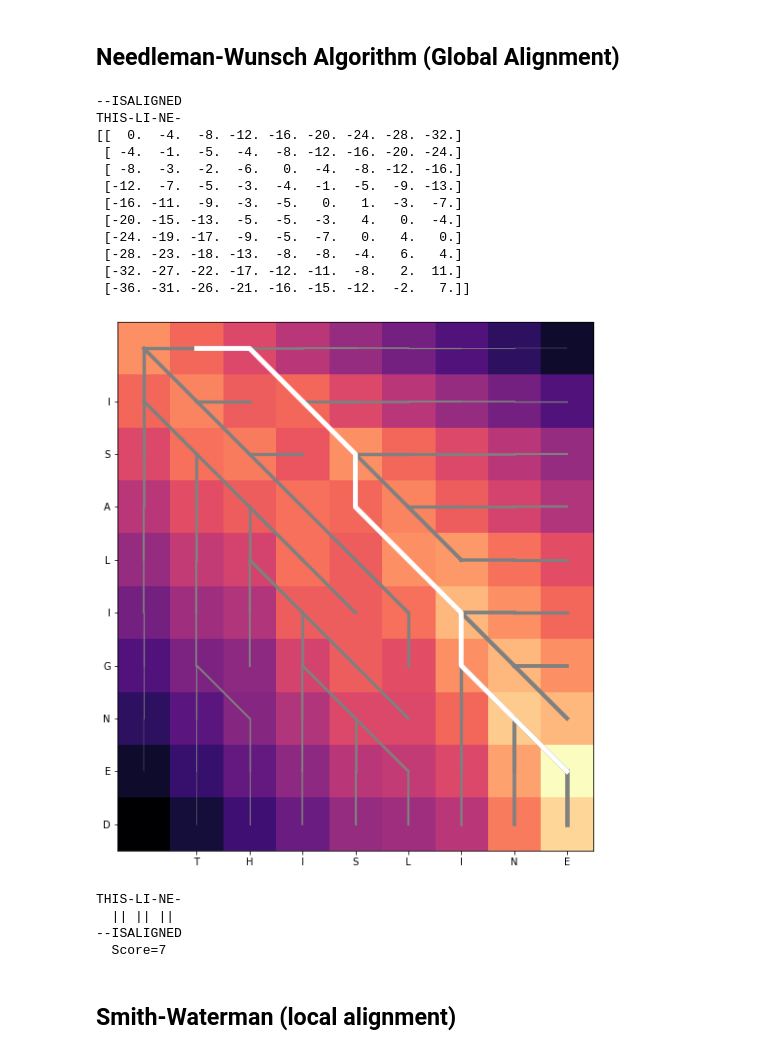
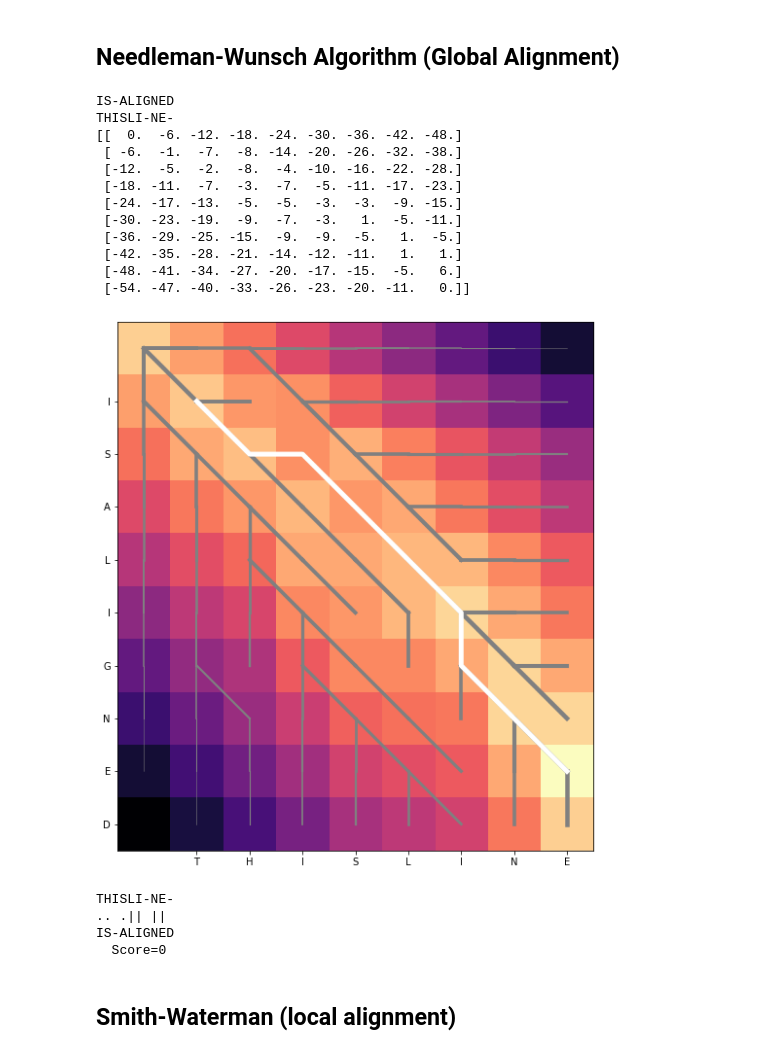
Before and after one commit to Intertangler/bioinformatics_stockholm, a Jupyter notebook: python_bioinformatics_toolbox.ipynb, the cells around one changed output. Cells and saved outputs as stored; diff of their text form; code cells hidden in the pictures.

```diff
--- a/python_bioinformatics_toolbox.ipynb
+++ b/python_bioinformatics_toolbox.ipynb
@@ -143,36 +143,35 @@ print(blosum_score)
 # %% [markdown]
 ## Needleman-Wunsch Algorithm (Global Alignment)
 # %%
-# import dynamic_programming.dynamic_programming as dp # another homemade module - download and unzip the folder and add it to your working directory
-sequence_1 = 'THISLINE' # this is an ordinary string (a piece of text), but we have been careful to use characters that are also blosum62-compatible amino acid residue codes
+sequence_1 = 'THISLINE'
 sequence_2 = 'ISALIGNED'
-viz_align = dynamic_programming.needlemanwunsch(sequence_1,sequence_2, linear_gap_penalty=-4) # this will run the vizualization of needleman wunsch, it takes as its inputs an option for outputting more data
+viz_align = dynamic_programming.needlemanwunsch(sequence_1,sequence_2, linear_gap_penalty=-6) # this will run the vizualization of needleman wunsch, it takes as its inputs an option for outputting more data
 # %% [output]
---ISALIGNED
-THIS-LI-NE-
-[[  0.  -4.  -8. -12. -16. -20. -24. -28. -32.]
- [ -4.  -1.  -5.  -4.  -8. -12. -16. -20. -24.]
- [ -8.  -3.  -2.  -6.   0.  -4.  -8. -12. -16.]
- [-12.  -7.  -5.  -3.  -4.  -1.  -5.  -9. -13.]
- [-16. -11.  -9.  -3.  -5.   0.   1.  -3.  -7.]
- [-20. -15. -13.  -5.  -5.  -3.   4.   0.  -4.]
- [-24. -19. -17.  -9.  -5.  -7.   0.   4.   0.]
- [-28. -23. -18. -13.  -8.  -8.  -4.   6.   4.]
- [-32. -27. -22. -17. -12. -11.  -8.   2.  11.]
- [-36. -31. -26. -21. -16. -15. -12.  -2.   7.]]
+IS-ALIGNED
+THISLI-NE-
+[[  0.  -6. -12. -18. -24. -30. -36. -42. -48.]
+ [ -6.  -1.  -7.  -8. -14. -20. -26. -32. -38.]
+ [-12.  -5.  -2.  -8.  -4. -10. -16. -22. -28.]
+ [-18. -11.  -7.  -3.  -7.  -5. -11. -17. -23.]
+ [-24. -17. -13.  -5.  -5.  -3.  -3.  -9. -15.]
+ [-30. -23. -19.  -9.  -7.  -3.   1.  -5. -11.]
+ [-36. -29. -25. -15.  -9.  -9.  -5.   1.  -5.]
+ [-42. -35. -28. -21. -14. -12. -11.   1.   1.]
+ [-48. -41. -34. -27. -20. -17. -15.  -5.   6.]
+ [-54. -47. -40. -33. -26. -23. -20. -11.   0.]]
-[figure, old version]
+[figure, new version]
 # %%
 from Bio.Seq import Seq
 from Bio import pairwise2
 sequence_1 = 'THISLINE'
 sequence_2 = 'ISALIGNED'
-alignment_global = pairwise2.align.globalds(sequence_1,sequence_2, match_dict = blosum62, open = -4, extend = -4, penalize_end_gaps=True)[0]
+alignment_global = pairwise2.align.globalds(sequence_1,sequence_2, match_dict = blosum62, open = -6, extend = -6, penalize_end_gaps=True)[0]
 print(pairwise2.format_alignment(align1=alignment_global[0], align2=alignment_global[1], score=alignment_global[2], begin=alignment_global[3], end=alignment_global[4], full_sequences=True))
 # %% [output]
-THIS-LI-NE-
-  || || ||
---ISALIGNED
-  Score=7
+THISLI-NE-
+.. .|| ||
+IS-ALIGNED
+  Score=0
 # %% [markdown]
 ## Smith-Waterman (local alignment)
 # %%
```
